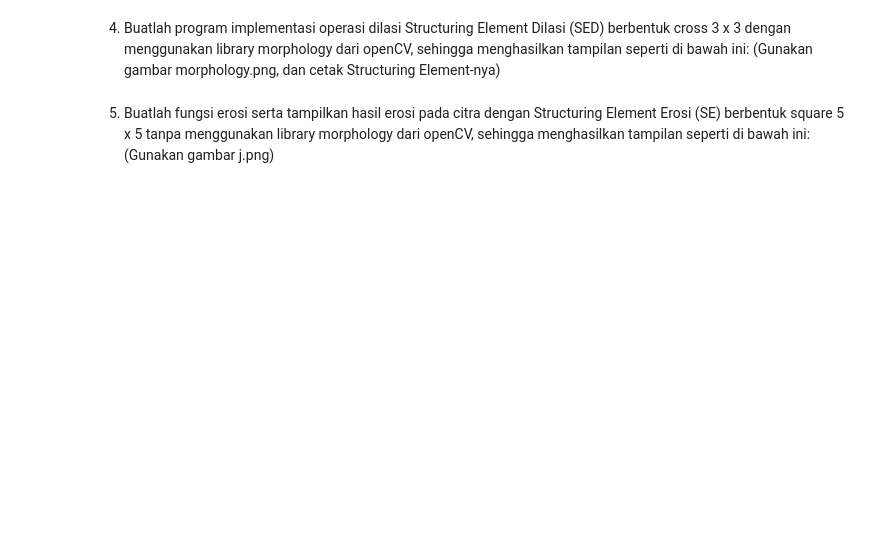
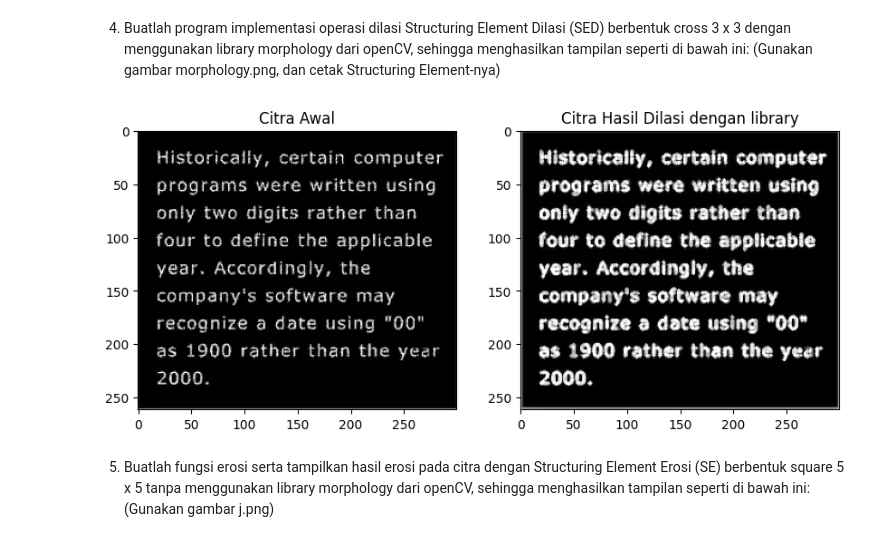
Before and after one commit to bintangsholu21/PCVK, a Jupyter notebook: Week9.ipynb, the cells around one changed output. Saved outputs shown, nothing was run; the diff lists cells and outputs as text; code cells hidden in the pictures; blank space fills up the shorter version.

```diff
--- a/Week9.ipynb
+++ b/Week9.ipynb
@@ -36,6 +75,28 @@ morphology.png)
 berbentuk cross 3 x 3 dengan menggunakan library morphology dari openCV,
 sehingga menghasilkan tampilan seperti di bawah ini: (Gunakan gambar
 morphology.png, dan cetak Structuring Element-nya)
+# %%
+img_4 = cv.imread('/content/drive/MyDrive/PCVK/Images/morphology.png', cv.IMREAD_GRAYSCALE)
+dilation_4 = np.zeros(img_4.shape, img_4.dtype)
+matrix_4 = np.array([
+    [0, 1, 0],
+    [1, 1, 1],
+    [0, 1, 0]
+], dtype=np.uint8
+)
+
+dilation_4 = cv.dilate(img_4, matrix_4, iterations=1)
+plt.figure(figsize=(10, 5))
+plt.subplot(1, 2, 1)
+plt.imshow(img_4, cmap='gray')
+plt.title('Citra Awal')
+plt.subplot(1, 2, 2)
+plt.imshow(dilation_4, cmap='gray')
+plt.title('Citra Hasil Dilasi dengan library')
+
+plt.show()
+# %% [output]
+[figure, added]
 # %% [markdown]
 5. Buatlah fungsi erosi serta tampilkan hasil erosi pada citra dengan Structuring Element
 Erosi (SE) berbentuk square 5 x 5 tanpa menggunakan library morphology dari
```
Also changed, not shown: parts of 19 cells of this notebook.
